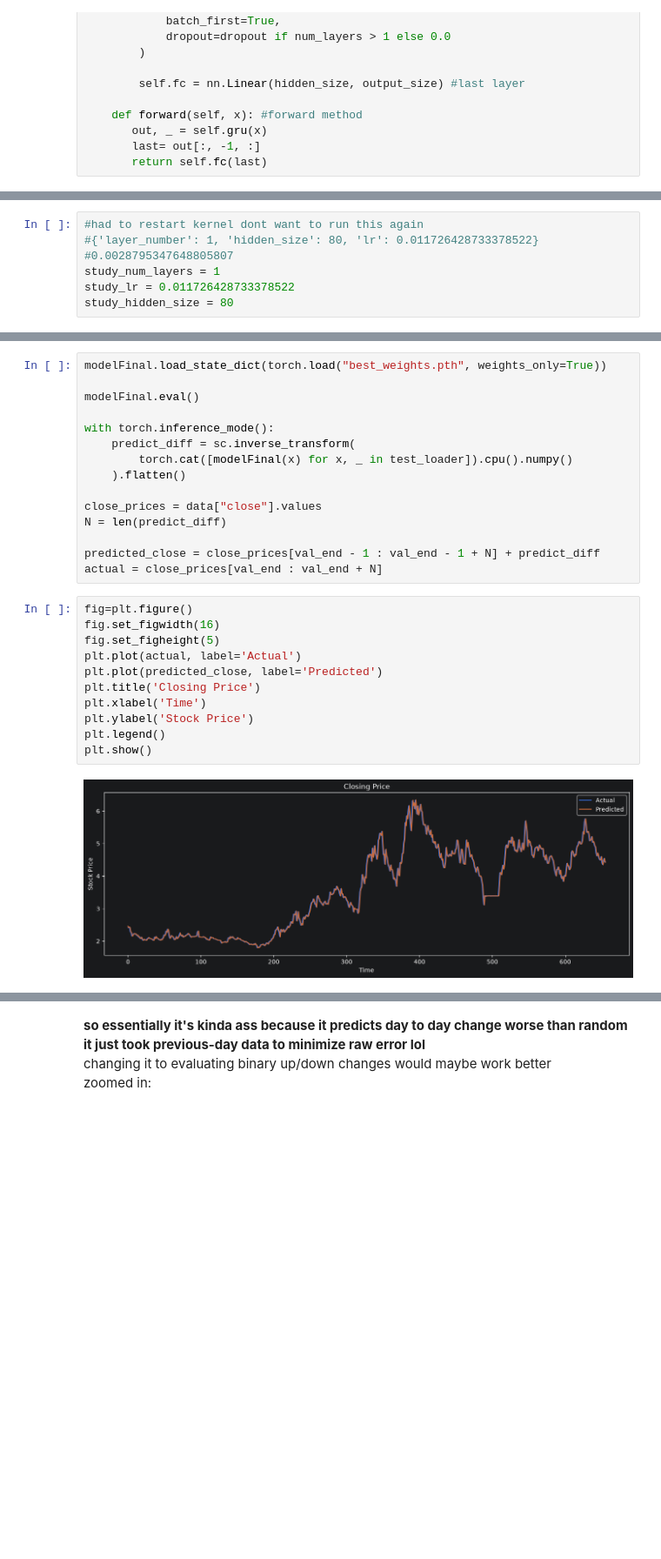
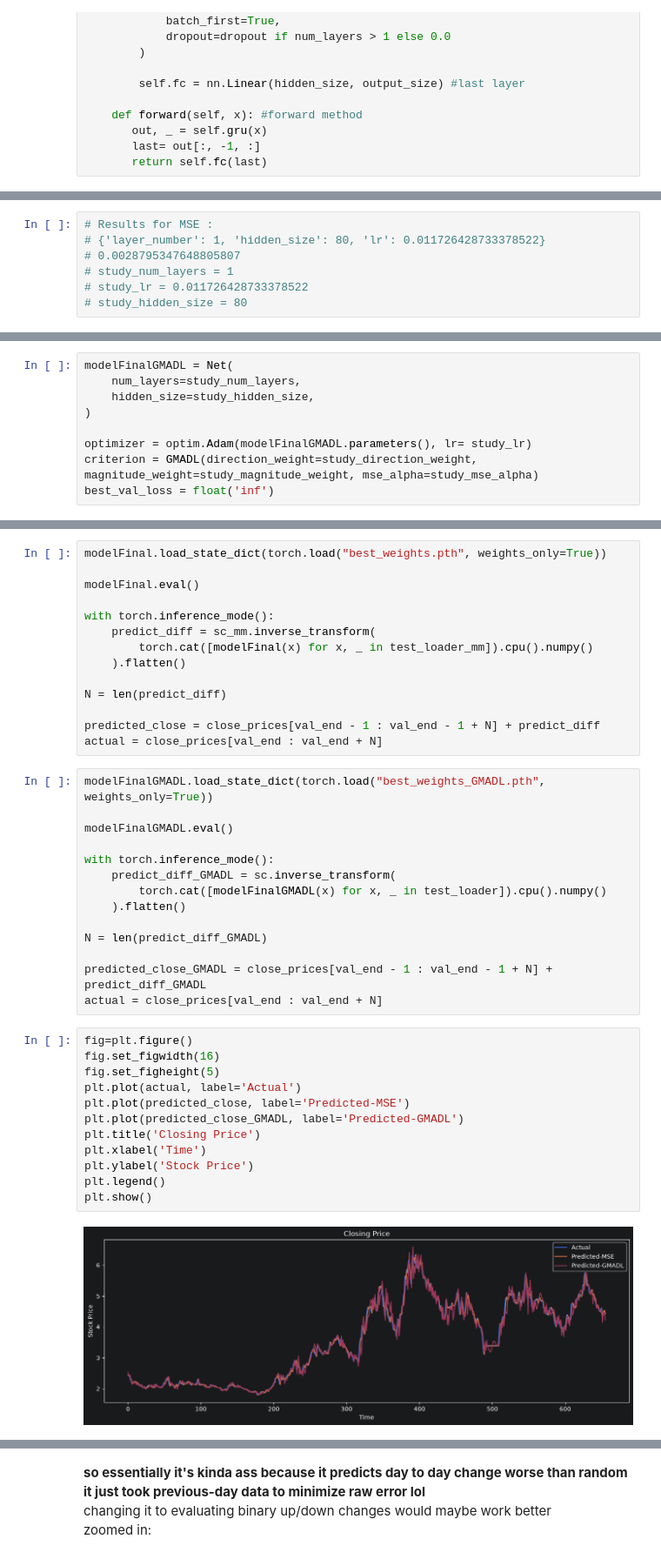
Before and after one commit to trashca/placeholdername, a Jupyter notebook: file.ipynb, the cells around one changed output, grey strips where cells are left out. Shown at 87% size. Drawn from its saved outputs; the diff is of its cells as text; blank space fills up the shorter version.

```diff
--- a/file.ipynb
+++ b/file.ipynb
@@ -200,7 +266,7 @@ print(best_value)
 # %%
-#had to restart kernel dont want to run this again
-#{'layer_number': 1, 'hidden_size': 80, 'lr': 0.011726428733378522}
-#0.0028795347648805807
-study_num_layers = 1
-study_lr = 0.011726428733378522
-study_hidden_size = 80
+# Results for MSE :
+# {'layer_number': 1, 'hidden_size': 80, 'lr': 0.011726428733378522}
+# 0.0028795347648805807
+# study_num_layers = 1
+# study_lr = 0.011726428733378522
+# study_hidden_size = 80
@@ -264,0 +292,9 @@ for epoch in range(100):
+# %%
+modelFinalGMADL = Net(
+    num_layers=study_num_layers,
+    hidden_size=study_hidden_size,
+)
+
+optimizer = optim.Adam(modelFinalGMADL.parameters(), lr= study_lr)
+criterion = GMADL(direction_weight=study_direction_weight, magnitude_weight=study_magnitude_weight, mse_alpha=study_mse_alpha)
+best_val_loss = float('inf')
@@ -268,28 +358,42 @@ modelFinal.load_state_dict(torch.load("best_weights.pth", weights_only=True))
 modelFinal.eval()
 
 with torch.inference_mode():
-    predict_diff = sc.inverse_transform(
-        torch.cat([modelFinal(x) for x, _ in test_loader]).cpu().numpy()
+    predict_diff = sc_mm.inverse_transform(
+        torch.cat([modelFinal(x) for x, _ in test_loader_mm]).cpu().numpy()
     ).flatten()
 
-close_prices = data["close"].values
 N = len(predict_diff)
 
 predicted_close = close_prices[val_end - 1 : val_end - 1 + N] + predict_diff
 actual = close_prices[val_end : val_end + N]
+# %%
+modelFinalGMADL.load_state_dict(torch.load("best_weights_GMADL.pth", weights_only=True))
+
+modelFinalGMADL.eval()
+
+with torch.inference_mode():
+    predict_diff_GMADL = sc.inverse_transform(
+        torch.cat([modelFinalGMADL(x) for x, _ in test_loader]).cpu().numpy()
+    ).flatten()
+
+N = len(predict_diff_GMADL)
+
+predicted_close_GMADL = close_prices[val_end - 1 : val_end - 1 + N] + predict_diff_GMADL
+actual = close_prices[val_end : val_end + N]
 # %%
 fig=plt.figure()
 fig.set_figwidth(16)
 fig.set_figheight(5)
 plt.plot(actual, label='Actual')
-plt.plot(predicted_close, label='Predicted')
+plt.plot(predicted_close, label='Predicted-MSE')
+plt.plot(predicted_close_GMADL, label='Predicted-GMADL')
 plt.title('Closing Price')
 plt.xlabel('Time')
 plt.ylabel('Stock Price')
 plt.legend()
 plt.show()
 # %% [output]
-[figure, old version]
+[figure, new version]
 # %%
 test_close = data["close"].iloc[val_end - look_back :].to_numpy()
 actual_diff = np.diff(test_close)[look_back - 1 :]
```
Also changed, not shown: parts of 13 cells of this notebook, 2 other files.
